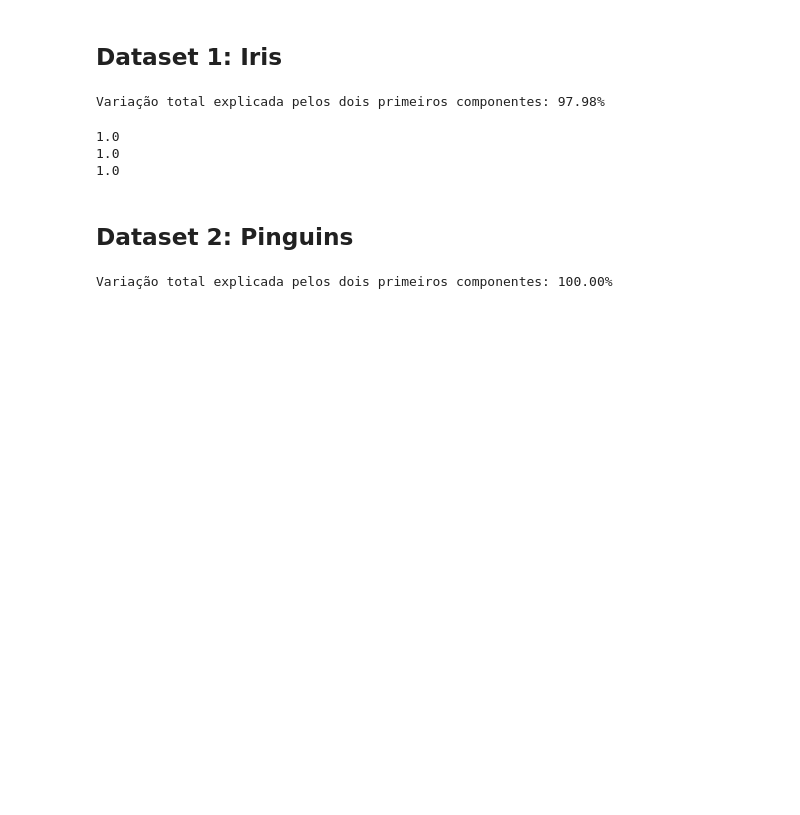
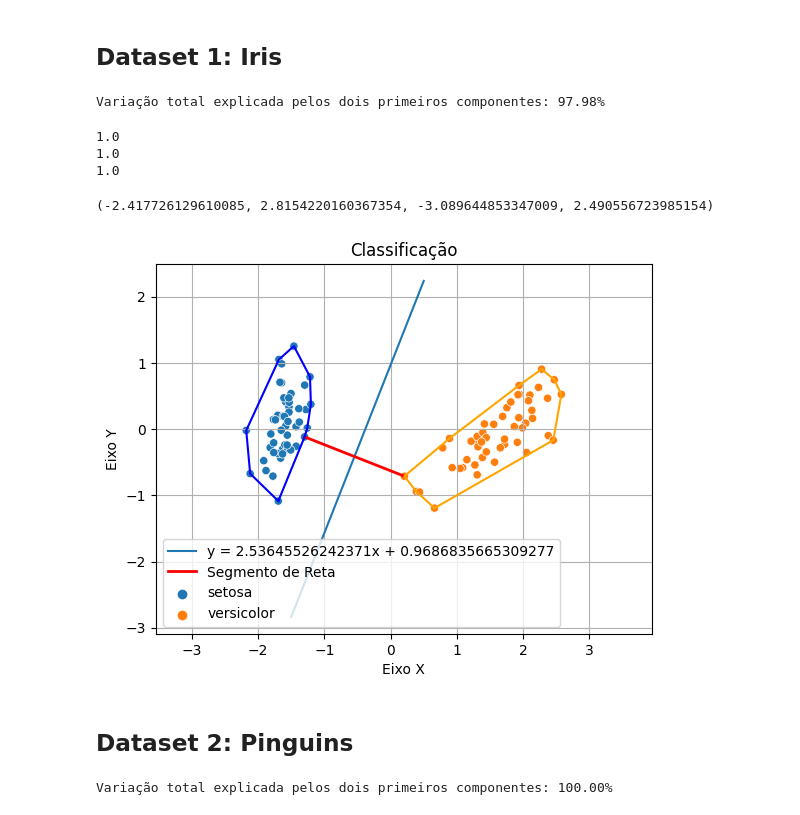
Before and after one commit to avelarh/TP-GeometriaComputacional-Alg2, a Jupyter notebook: amizade.ipynb, the cells around one changed output. Cells and saved outputs as stored; diff of their text form; code cells hidden in the pictures; blank space fills up the shorter version.

Commit message:
alterei cria modelo e add fun plot

```diff
--- a/amizade.ipynb
+++ b/amizade.ipynb
@@ -221,7 +221,7 @@ def cria_modelo(df): #df 70% de treino
     p1, p2, acima = pontos_mais_proximos(env1, env2)
     a, b = reta_perpendicular_ponto_medio(p1, p2)
 
-    return a, b, acima
+    return a, b, acima, pontos1, pontos2, p1, p2
 # %% [markdown]
 ## Função pra calcular métricas do modelo
 # %%
@@ -236,3 +238,15 @@ def calcula_metricas(df, a, b, acima): #df 30% de teste
+# %%
+def plot_envoltoria(pontos_envoltoria,color):
+
+    env1 = envoltoria_convexa(pontos_envoltoria)
+    x, y = zip(*pontos_envoltoria)
+    env_x, env_y = zip(*env1)
+
+    plt.plot(env_x + (env_x[0],), env_y + (env_y[0],), linestyle='-', color= color, label= None)
+    plt.legend()
+    plt.xlabel('Eixo X')
+    plt.ylabel('Eixo Y')
+    plt.grid(True)
 # %% [markdown]
 # Fazendo as análises
 # %%
@@ -256,7 +270,7 @@ iris_pca = apply_pca(iris, "species")
 # %% [output]
 Variação total explicada pelos dois primeiros componentes: 97.98%
 # %%
-a, b, acima = cria_modelo(iris_pca)
+a, b, acima,pontos1, pontos2, p1, p2 = cria_modelo(iris_pca)
 #plotar o treino + modelo
 
 resultado, precisao, revocacao, f1_escore = calcula_metricas(iris_pca, a, b, acima)
@@ -268,6 +282,27 @@ print(f1_escore)
 1.0
 1.0
 1.0
+# %%
+env1 = envoltoria_convexa(pontos1)
+env2 = envoltoria_convexa(pontos2)
+x1, y1 = p1
+x2, y2 = p2
+
+x = np.linspace(-1.5, 0.5, 10)  # Valores de -10 a 10
+# Calcular os valores correspondentes no eixo y usando a equação
+y = a * x + b
+
+# Plotar a reta
+plt.plot(x, y, label=f'y = {a}x + {b}')
+plt.plot([x1,x2], [y1,y2], color='r', linestyle='-', linewidth=2, label='Segmento de Reta')
+sns.scatterplot(data = iris_pca, x = 'Componente 1', y = 'Componente 2', hue = 'guess')
+plot_envoltoria(env1, "blue")
+plot_envoltoria(env2, "orange")
+plt.title('Classificação')
+plt.axis('equal')
+# %% [output]
+(-2.417726129610085, 2.8154220160367354, -3.089644853347009, 2.490556723985154)
+[figure, added]
 # %% [markdown]
 ## Dataset 2: Pinguins
 # %%
```
Also changed, not shown: parts of 3 cells of this notebook.
